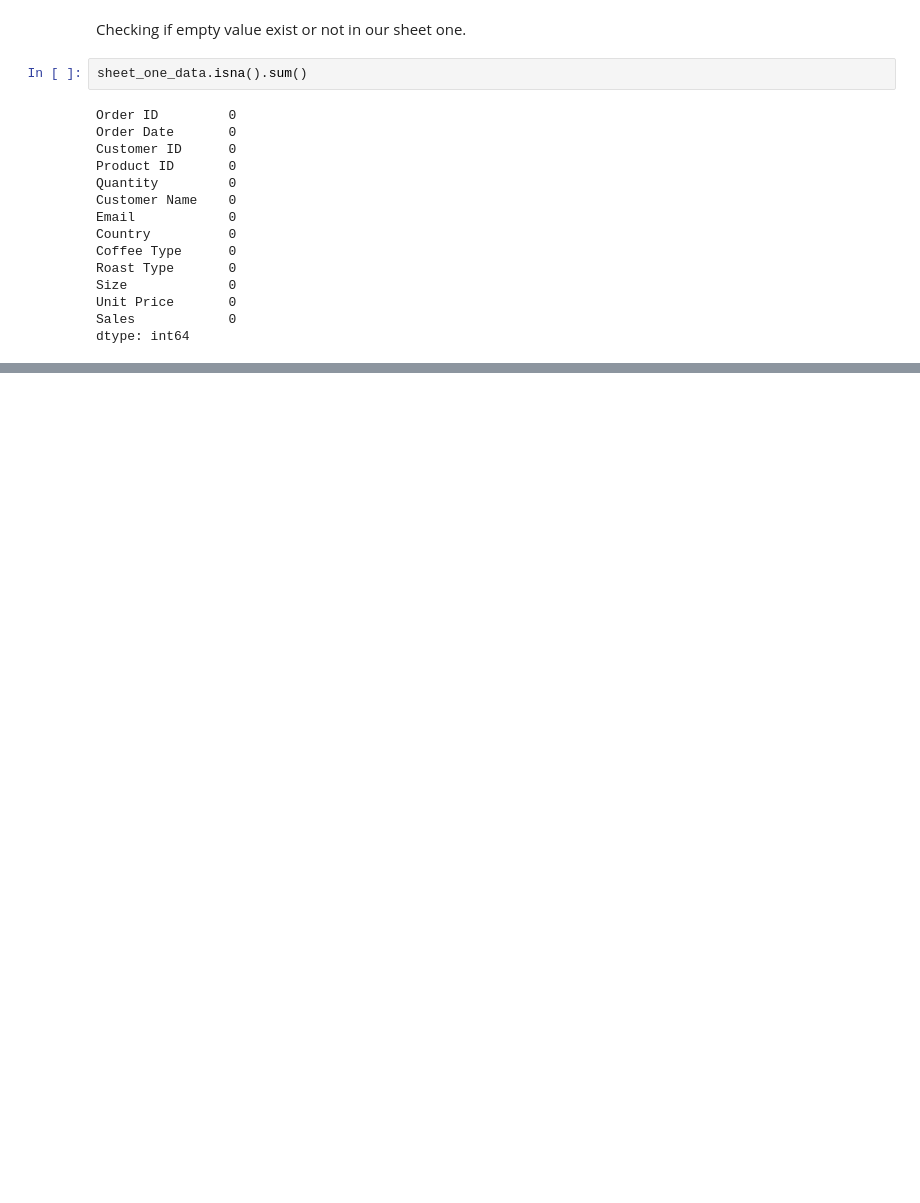
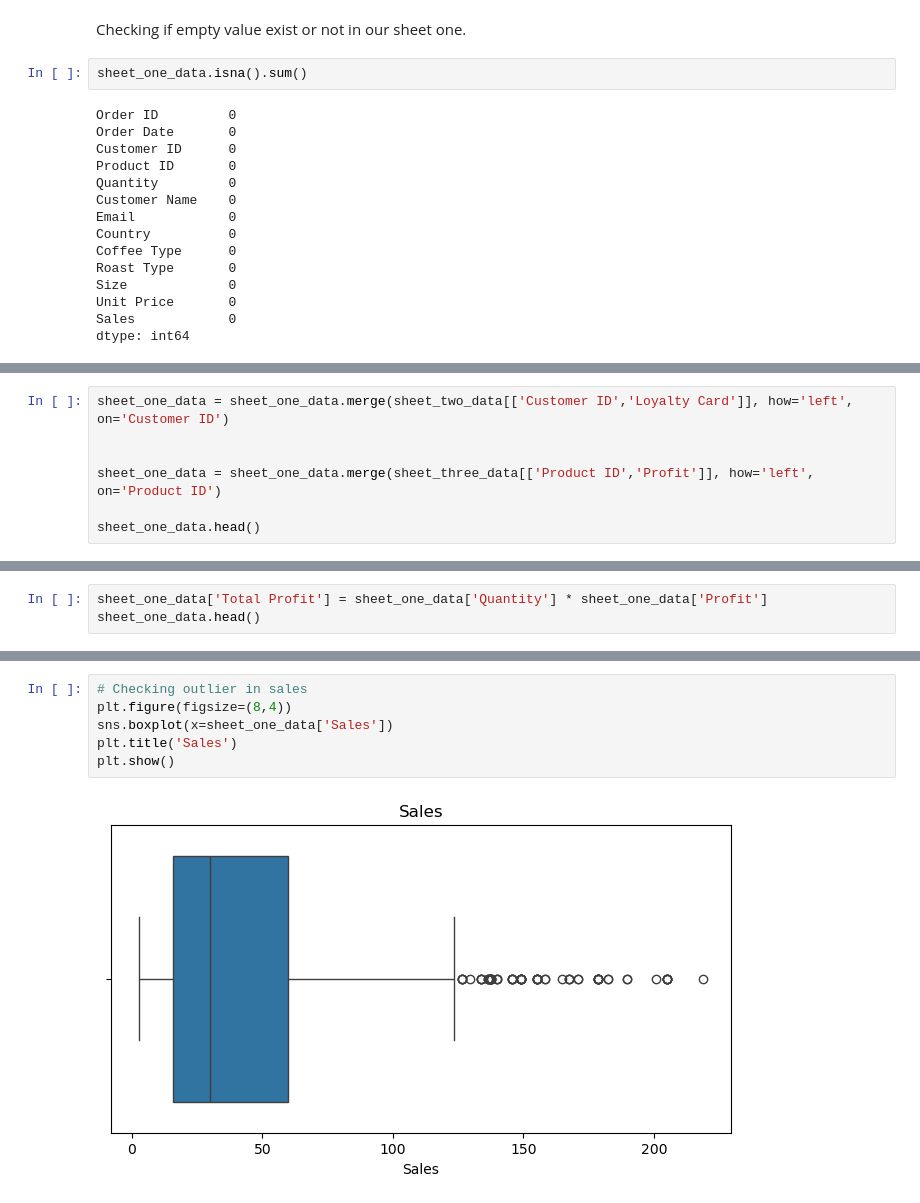
Before and after one commit to Ujjwal-kc/Data-Analysis-Certification-Task, a Jupyter notebook: main.ipynb, the cells around one changed output, grey strips where cells are left out. Cells and saved outputs as stored; diff of their text form; blank space fills up the shorter version.

```diff
--- a/main.ipynb
+++ b/main.ipynb
@@ -372,0 +388,7 @@ sheet_one_data.head()
+# %%
+sheet_one_data = sheet_one_data.merge(sheet_two_data[['Customer ID','Loyalty Card']], how='left', on='Customer ID')
+
+
+sheet_one_data = sheet_one_data.merge(sheet_three_data[['Product ID','Profit']], how='left', on='Product ID')
+
+sheet_one_data.head()
@@ -372,0 +404,3 @@ sheet_one_data.head()
+# %%
+sheet_one_data['Total Profit'] = sheet_one_data['Quantity'] * sheet_one_data['Profit']
+sheet_one_data.head()
@@ -372,0 +429,8 @@ sheet_one_data.head()
+# %%
+# Checking outlier in sales
+plt.figure(figsize=(8,4))
+sns.boxplot(x=sheet_one_data['Sales'])
+plt.title('Sales')
+plt.show()
+# %% [output]
+[figure, added]
```
Also changed, not shown: parts of 14 cells of this notebook.
